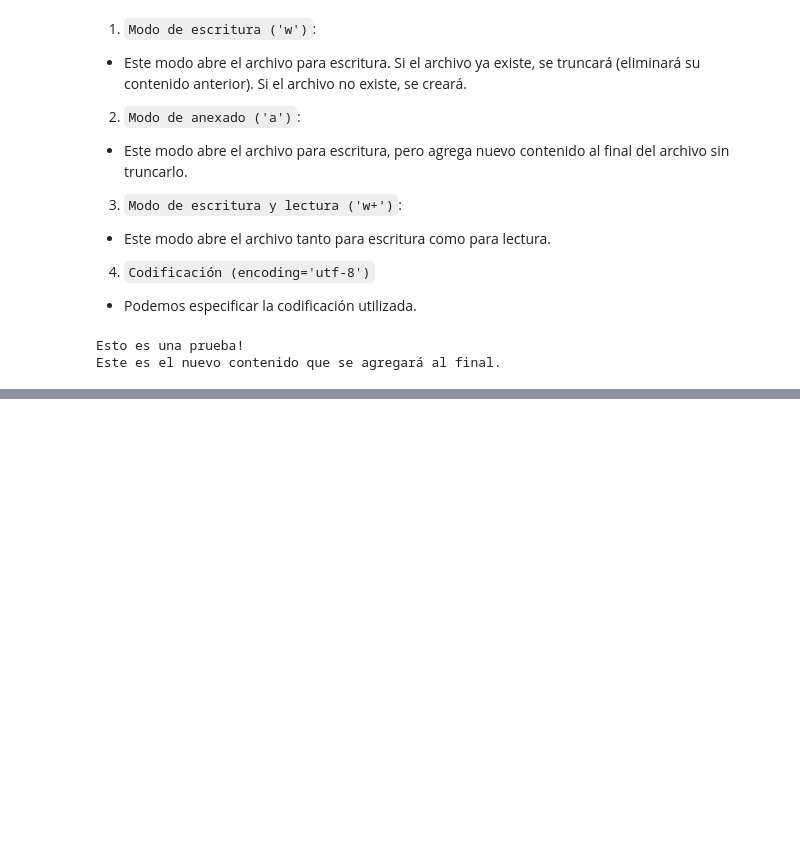
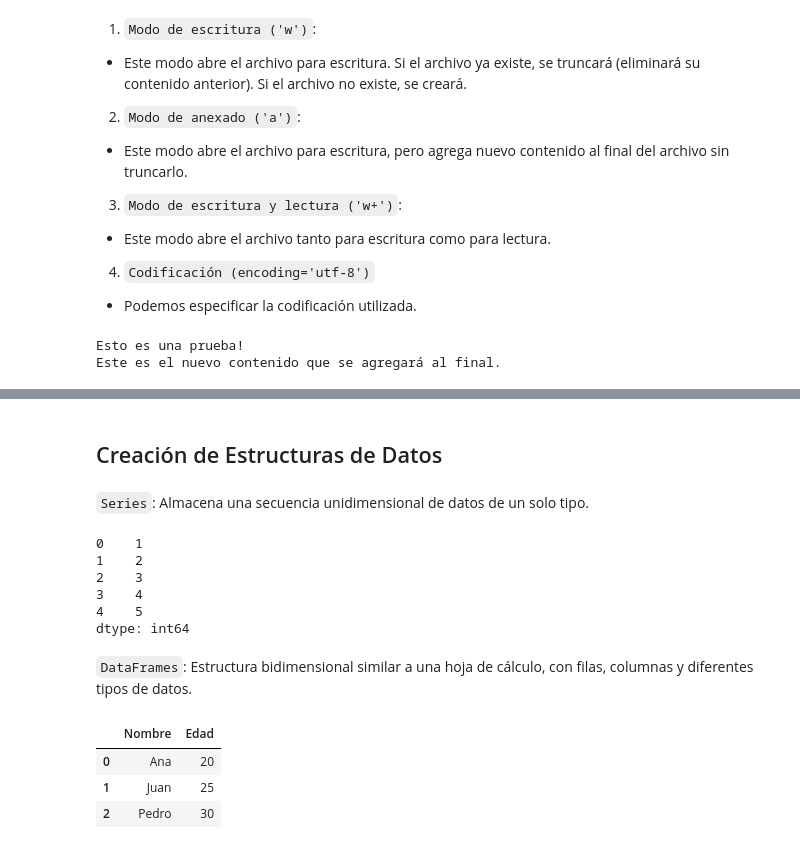
Before and after one commit to GbrlOl/python-course, a Jupyter notebook: module_course_by_GabrielOlmos.ipynb, the cells around one changed output, grey strips where cells are left out. Saved outputs shown, nothing was run; the diff lists cells and outputs as text; code cells hidden in the pictures; blank space fills up the shorter version.

```diff
--- a/module_course_by_GabrielOlmos.ipynb
+++ b/module_course_by_GabrielOlmos.ipynb
@@ -491,0 +513,29 @@ Este es el nuevo contenido que se agregará al final.
+# %% [markdown]
+## Creación de Estructuras de Datos
+# %% [markdown]
+`Series`: Almacena una secuencia unidimensional de datos de un solo tipo.
+# %%
+serie = pd.Series([1, 2, 3, 4, 5])
+serie
+# %% [output]
+0    1
+1    2
+2    3
+3    4
+4    5
+dtype: int64
+# %% [markdown]
+`DataFrames`: Estructura bidimensional similar a una hoja de cálculo, con filas, columnas y diferentes tipos de datos.
+# %%
+# Creamos un diccionario
+dic = {'Nombre': ['Ana', 'Juan', 'Pedro'], 'Edad': [20, 25, 30]}
+
+# Lo convertimos en un dataframe de pandas
+df = pd.DataFrame(dic)
+
+df
+# %% [output]
+|  | Nombre | Edad |
+| 0 | Ana | 20 |
+| 1 | Juan | 25 |
+| 2 | Pedro | 30 |
```
Also changed, not shown: parts of 5 cells of this notebook.
